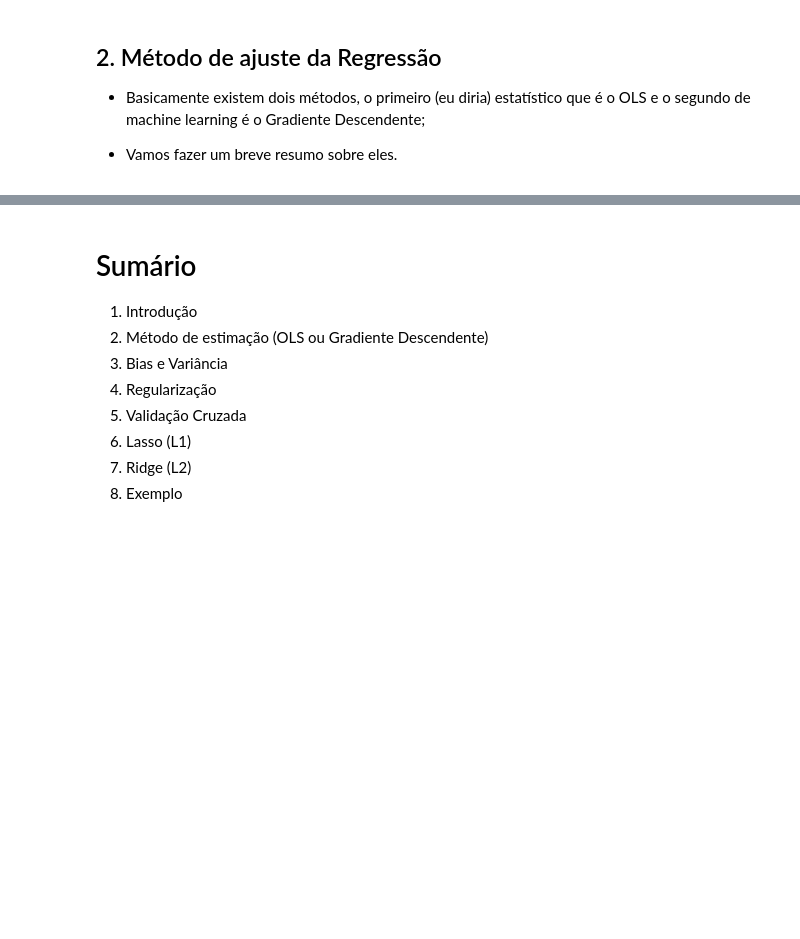
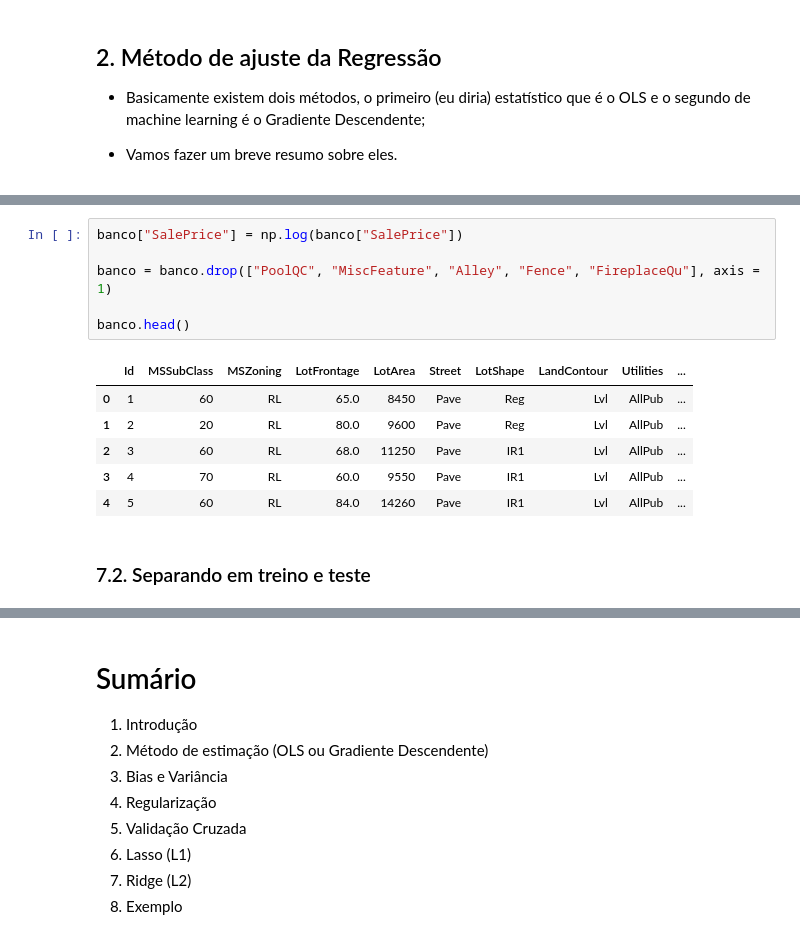
Before and after one commit to barbosarafael/DS_Avancado, a Jupyter notebook: 02Lasso_Ridge/notebook_lasso_ridge.ipynb, the cells around one changed output, grey strips where cells are left out. Drawn from its saved outputs; the diff is of its cells as text; blank space fills up the shorter version.

```diff
--- a/02Lasso_Ridge/notebook_lasso_ridge.ipynb
+++ b/02Lasso_Ridge/notebook_lasso_ridge.ipynb
@@ -63,0 +243,15 @@
+# %%
+banco["SalePrice"] = np.log(banco["SalePrice"])
+
+banco = banco.drop(["PoolQC", "MiscFeature", "Alley", "Fence", "FireplaceQu"], axis = 1)
+
+banco.head()
+# %% [output]
+|  | Id | MSSubClass | MSZoning | LotFrontage | LotArea | Street | LotShape | LandContour | Utilities | ... |
+| 0 | 1 | 60 | RL | 65.0 | 8450 | Pave | Reg | Lvl | AllPub | ... |
+| 1 | 2 | 20 | RL | 80.0 | 9600 | Pave | Reg | Lvl | AllPub | ... |
+| 2 | 3 | 60 | RL | 68.0 | 11250 | Pave | IR1 | Lvl | AllPub | ... |
+| 3 | 4 | 70 | RL | 60.0 | 9550 | Pave | IR1 | Lvl | AllPub | ... |
+| 4 | 5 | 60 | RL | 84.0 | 14260 | Pave | IR1 | Lvl | AllPub | ... |
+# %% [markdown]
+### 7.2. Separando em treino e teste
```
Also changed, not shown: parts of 46 cells of this notebook.
